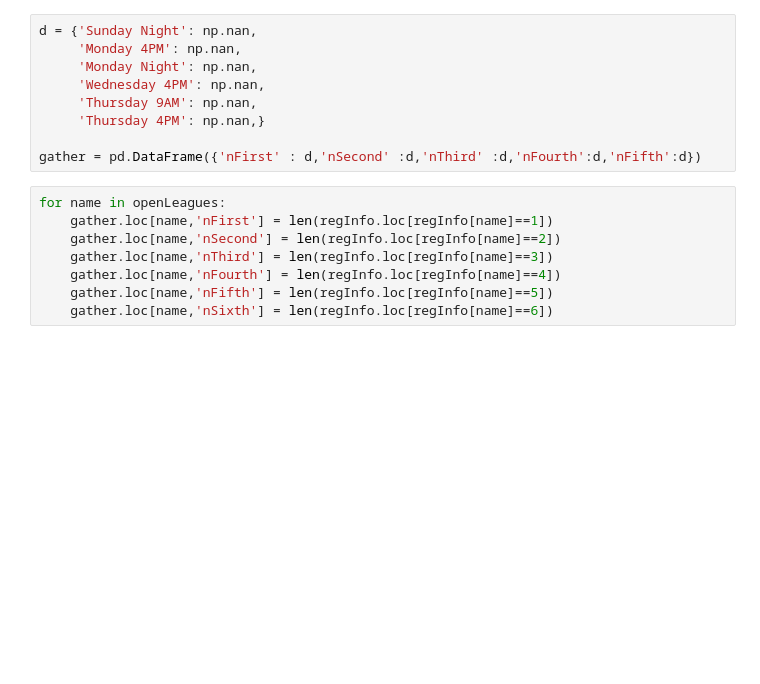
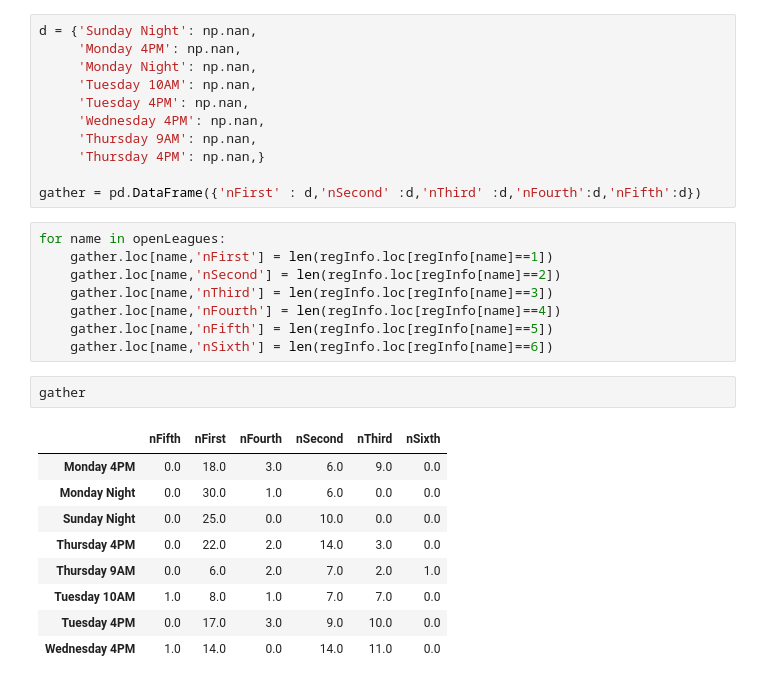
Before and after one commit to longnecker/leagues, a Jupyter notebook: CheckInputFile.ipynb, the cells around one changed output. Cells and saved outputs as stored; diff of their text form; blank space fills up the shorter version.

```diff
--- a/CheckInputFile.ipynb
+++ b/CheckInputFile.ipynb
@@ -83,6 +86,8 @@ for idx in range(0,nPeople):
 d = {'Sunday Night': np.nan,
      'Monday 4PM': np.nan,
      'Monday Night': np.nan,
+     'Tuesday 10AM': np.nan,
+     'Tuesday 4PM': np.nan,
      'Wednesday 4PM': np.nan,
      'Thursday 9AM': np.nan,
      'Thursday 4PM': np.nan,}
@@ -96,6 +101,18 @@ for name in openLeagues:
     gather.loc[name,'nFourth'] = len(regInfo.loc[regInfo[name]==4])
     gather.loc[name,'nFifth'] = len(regInfo.loc[regInfo[name]==5])
     gather.loc[name,'nSixth'] = len(regInfo.loc[regInfo[name]==6])
+# %%
+gather
+# %% [output]
+|  | nFifth | nFirst | nFourth | nSecond | nThird | nSixth |
+| Monday 4PM | 0.0 | 18.0 | 3.0 | 6.0 | 9.0 | 0.0 |
+| Monday Night | 0.0 | 30.0 | 1.0 | 6.0 | 0.0 | 0.0 |
+| Sunday Night | 0.0 | 25.0 | 0.0 | 10.0 | 0.0 | 0.0 |
+| Thursday 4PM | 0.0 | 22.0 | 2.0 | 14.0 | 3.0 | 0.0 |
+| Thursday 9AM | 0.0 | 6.0 | 2.0 | 7.0 | 2.0 | 1.0 |
+| Tuesday 10AM | 1.0 | 8.0 | 1.0 | 7.0 | 7.0 | 0.0 |
+| Tuesday 4PM | 0.0 | 17.0 | 3.0 | 9.0 | 10.0 | 0.0 |
+| Wednesday 4PM | 1.0 | 14.0 | 0.0 | 14.0 | 11.0 | 0.0 |
 # %%
 #otherwise will list the values in alphabetical order
 gather.loc[:,['nFirst','nSecond','nThird','nFourth','nFifth','nSixth']].plot(kind = 'bar')
```
Also changed, not shown: parts of 13 cells of this notebook, 1 other file.
